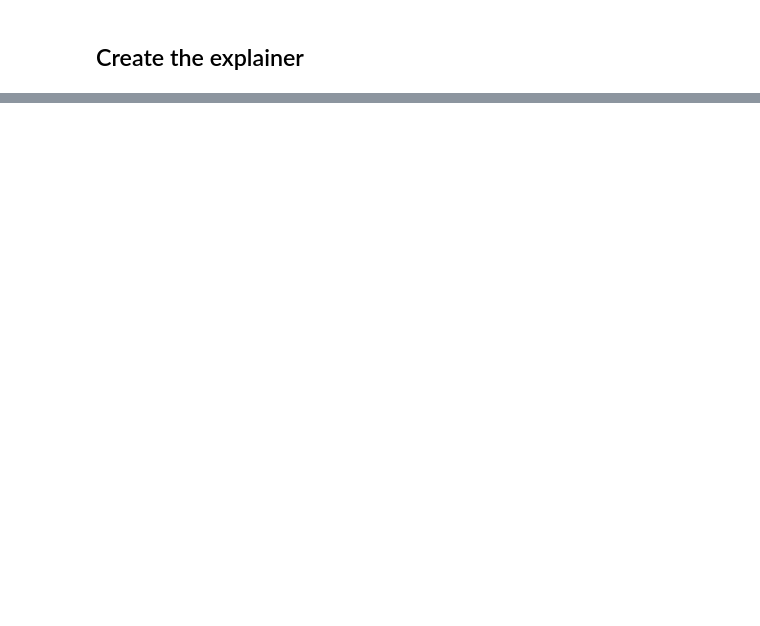
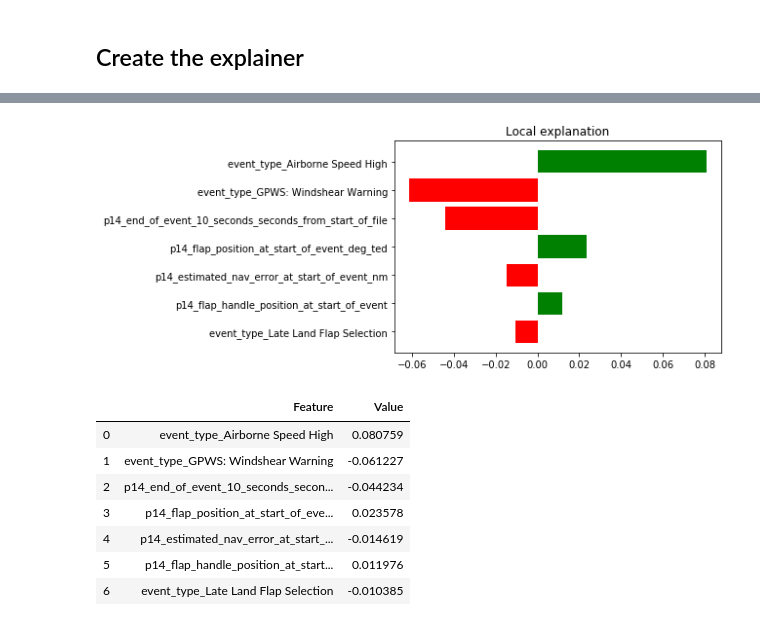
Before and after one commit to goiops/qOpstools_Python, a Jupyter notebook: flight_data_false_flag/explainer-random-forest.ipynb, the cells around one changed output, grey strips where cells are left out. Cells and saved outputs as stored; diff of their text form; code cells hidden in the pictures; blank space fills up the shorter version.

```diff
--- a/flight_data_false_flag/explainer-random-forest.ipynb
+++ b/flight_data_false_flag/explainer-random-forest.ipynb
@@ -455,7 +424,13 @@ Original number of columns: 59
+# %%
+def ref_number(event_num):
+    for i, x in enumerate(y_test.index):
+        if event_num == x:
+            #print (i)
+            return i
 # %%
 explainer = lime.lime_tabular.LimeTabularExplainer(X_train
-                                                   , feature_names= features
+                                                   , feature_names= X_train.columns.tolist()
                                                    , class_names= target
                                                    , mode='regression'
-                                                   , discretize_continuous=True
+                                                   , discretize_continuous=False
                                                    )
@@ -482,0 +458,20 @@ pd.DataFrame(exp.as_list(label=1), columns=['Feature', 'Value'])
+# %%
+i = ref_number(40599479)
+exp = explainer.explain_instance(np.array(X_test)[i], clf.predict_proba, num_features=7)
+
+#exp.show_in_notebook(show_table=True, show_all=False)
+exp.as_pyplot_figure()
+plt.show()
+
+table = pd.DataFrame(exp.as_list(label=1), columns=['Feature', 'Value'])
+table
+# %% [output]
+[figure, added]
+|  | Feature | Value |
+| 0 | event_type_Airborne Speed High | 0.080759 |
+| 1 | event_type_GPWS: Windshear Warning | -0.061227 |
+| 2 | p14_end_of_event_10_seconds_secon... | -0.044234 |
+| 3 | p14_flap_position_at_start_of_eve... | 0.023578 |
+| 4 | p14_estimated_nav_error_at_start_... | -0.014619 |
+| 5 | p14_flap_handle_position_at_start... | 0.011976 |
+| 6 | event_type_Late Land Flap Selection | -0.010385 |
```
Also changed, not shown: parts of 61 cells of this notebook.
